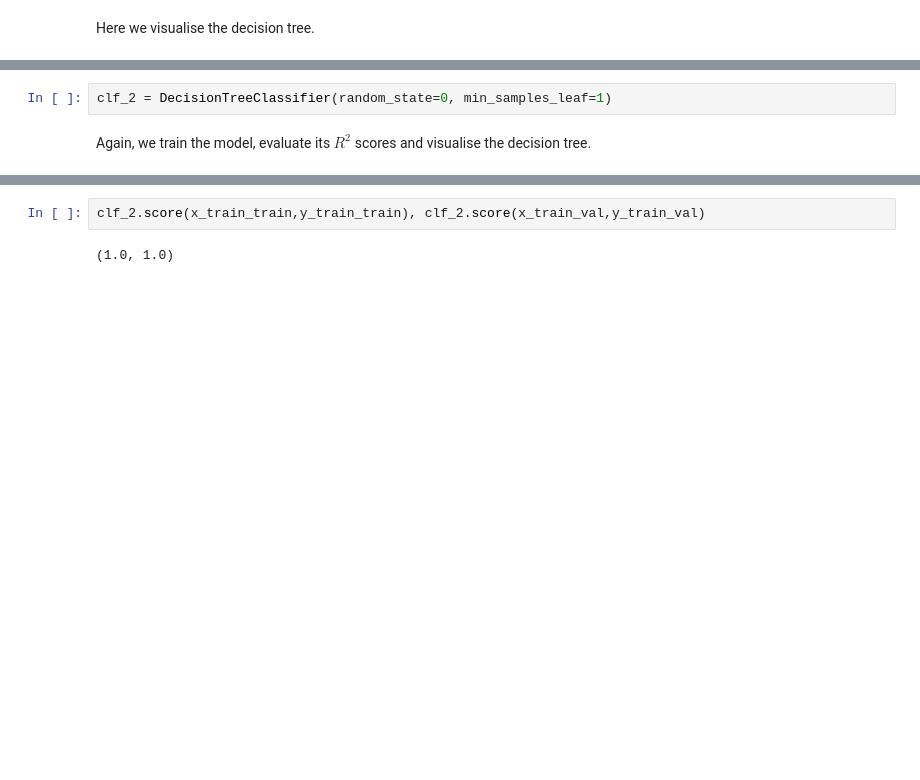
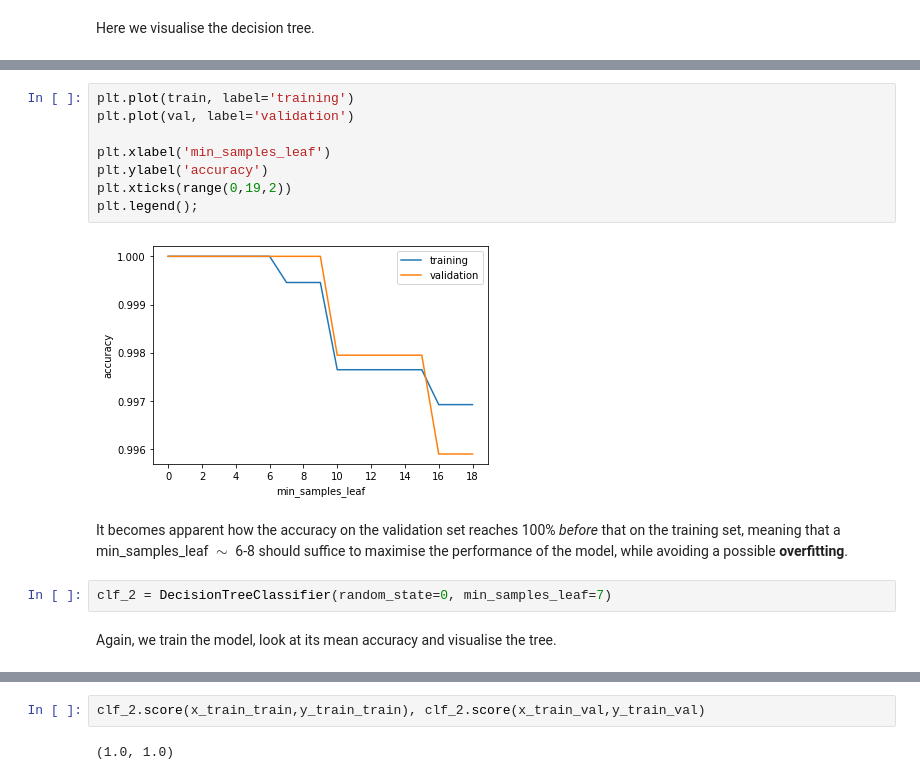
Before and after one commit to viventriglia/Mushroom_edibility_prediction, a Jupyter notebook: Mushrooms classification with Decision Tree.ipynb, the cells around one changed output, grey strips where cells are left out. Drawn from its saved outputs; the diff is of its cells as text; blank space fills up the shorter version.

```diff
--- a/Mushrooms classification with Decision Tree.ipynb
+++ b/Mushrooms classification with Decision Tree.ipynb
@@ -72,7 +86,19 @@ But we can do much better, defining a "bigger" tree – with no (minimum) limit
+# %%
+plt.plot(train, label='training')
+plt.plot(val, label='validation')
+
+plt.xlabel('min_samples_leaf')
+plt.ylabel('accuracy')
+plt.xticks(range(0,19,2))
+plt.legend();
+# %% [output]
+[figure, added]
+# %% [markdown]
+It becomes apparent how the accuracy on the validation set reaches 100% *before* that on the training set, meaning that a min_samples_leaf $\sim$ 6-8 should suffice to maximise the performance of the model, while avoiding a possible **overfitting**.
 # %%
-clf_2 = DecisionTreeClassifier(random_state=0, min_samples_leaf=1)
+clf_2 = DecisionTreeClassifier(random_state=0, min_samples_leaf=7)
 # %% [markdown]
-Again, we train the model, evaluate its $R^2$ scores and visualise the decision tree.
+Again, we train the model, look at its mean accuracy and visualise the tree.
 # %%
 clf_2.fit(x_train_train,y_train_train)
 # %% [output]
```
Also changed, not shown: parts of 29 cells of this notebook.
